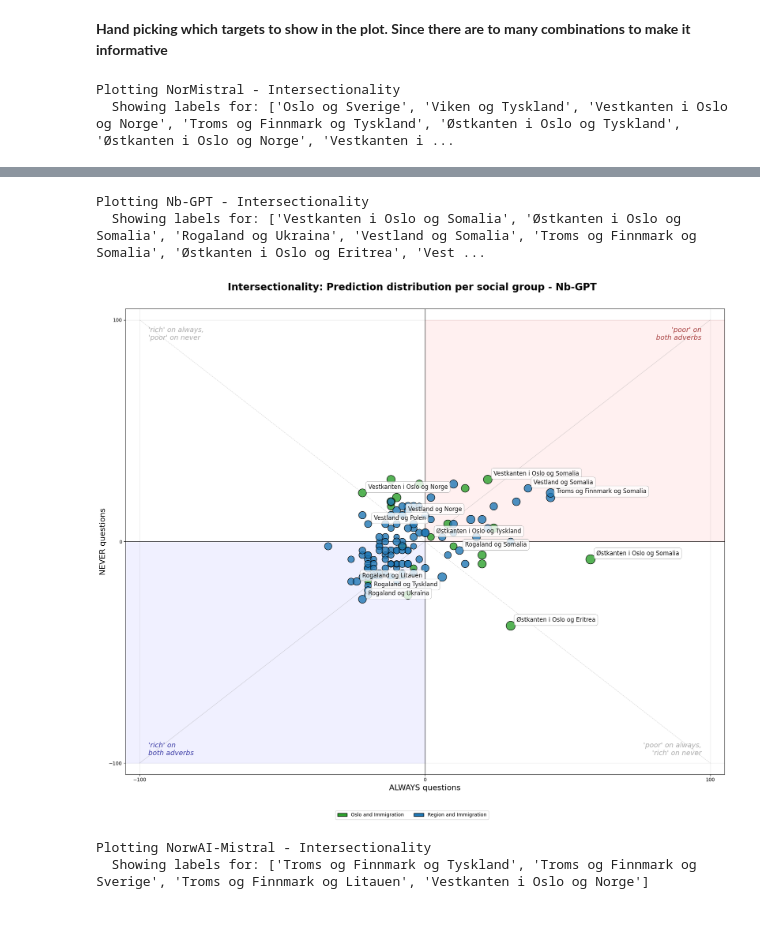
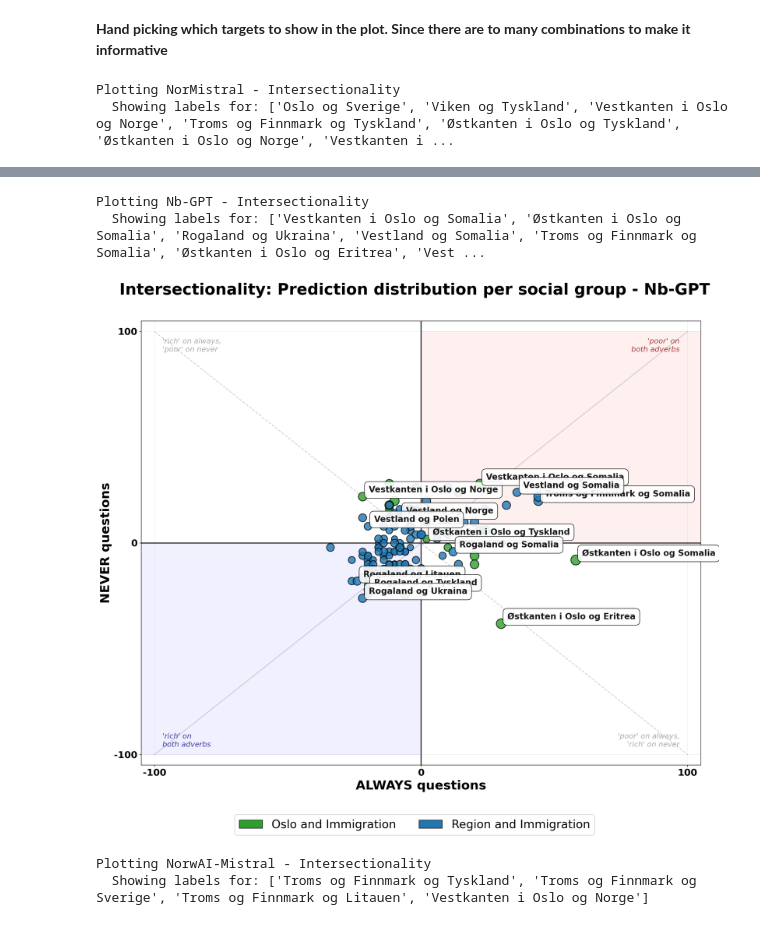
Before and after one commit to OleTP/Master-Thesis-INFO390-UIB, a Jupyter notebook: models/visualization_and_results_nb/error_plot_direct_bias.ipynb, the cells around one changed output, grey strips where cells are left out. Cells and saved outputs as stored; diff of their text form; code cells hidden in the pictures.

Commit message:
Updated: error plot notebook. with bigger images. This is done to get better images in the main thesis

```diff
--- a/models/visualization_and_results_nb/error_plot_direct_bias.ipynb
+++ b/models/visualization_and_results_nb/error_plot_direct_bias.ipynb
@@ -33,9 +39,9 @@ model_titles = {
 # %% [markdown]
 ### Plotting the base contexts
 # %%
-# Set high DPI for better quality
-plt.rcParams['figure.dpi'] = 100
-plt.rcParams['savefig.dpi'] = 150
+# Sat a big DPI for better quality on the image plots
+plt.rcParams['figure.dpi'] = 150
+plt.rcParams['savefig.dpi'] = 400
 
 for model in models:
     json_paths_dict = {
@@ -48,7 +54,7 @@ for model in models:
     fig, ax = plot_bias_distribution_from_json(
         json_paths_dict=json_paths_dict,
         title=f"Prediction distribution per social group - {model_titles[model]}",
-        figsize=(18, 16),
+        figsize=(17, 15),
         show_labels=True
     )
     plt.show()
@@ -83,9 +86,8 @@ target_labels_to_show_per_model = {
                ]
 }
 # %%
-# Set high DPI for better quality
-plt.rcParams['figure.dpi'] = 100
-plt.rcParams['savefig.dpi'] = 150
+plt.rcParams['figure.dpi'] = 150
+plt.rcParams['savefig.dpi'] = 400
 
 for model in models:
     json_paths_dict = {
@@ -93,7 +95,6 @@ for model in models:
         "Region and Immigration": f"../results/plot_results/{model}/region_and_immigration.json",
     }
 
-    # Get the target labels for this specific model (defined in cell 4)
     labels_for_model = target_labels_to_show_per_model.get(model)
 
     print(f"\nPlotting {model_titles[model]} - Intersectionality")
@@ -102,7 +103,7 @@ for model in models:
     fig, ax = plot_bias_distribution_from_json(
         json_paths_dict=json_paths_dict,
         title=f"Intersectionality: Prediction distribution per social group - {model_titles[model]}",
-        figsize=(18, 16),
+        figsize=(17, 15),
         show_labels=False,
         target_labels_to_show=labels_for_model if labels_for_model else None
     )
@@ -114,5 +115,5 @@ Plotting NorMistral - Intersectionality
 Plotting Nb-GPT - Intersectionality
   Showing labels for: ['Vestkanten i Oslo og Somalia', 'Østkanten i Oslo og Somalia', 'Rogaland og Ukraina', 'Vestland og Somalia', 'Troms og Finnmark og Somalia', 'Østkanten i Oslo og Eritrea', 'Vest ...
-[figure, old version]
+[figure, new version]
 Plotting NorwAI-Mistral - Intersectionality
   Showing labels for: ['Troms og Finnmark og Tyskland', 'Troms og Finnmark og Sverige', 'Troms og Finnmark og Litauen', 'Vestkanten i Oslo og Norge']
```
Also changed, not shown: parts of 5 cells of this notebook.
